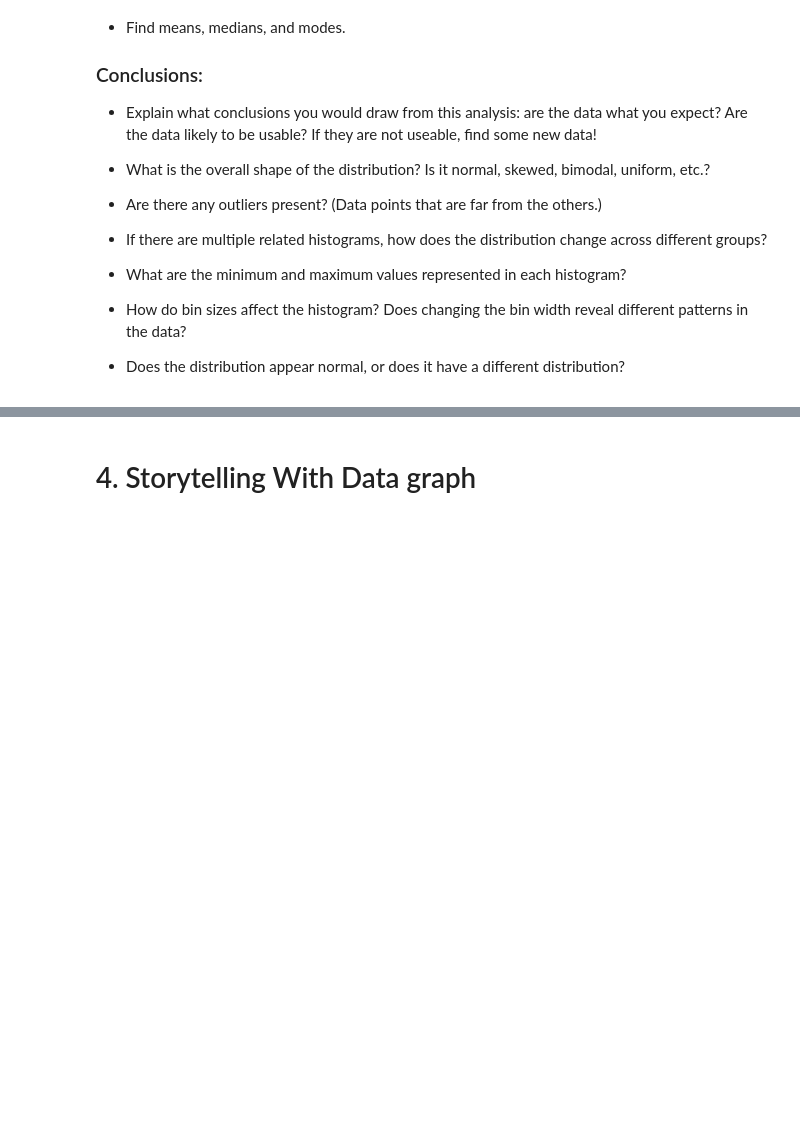
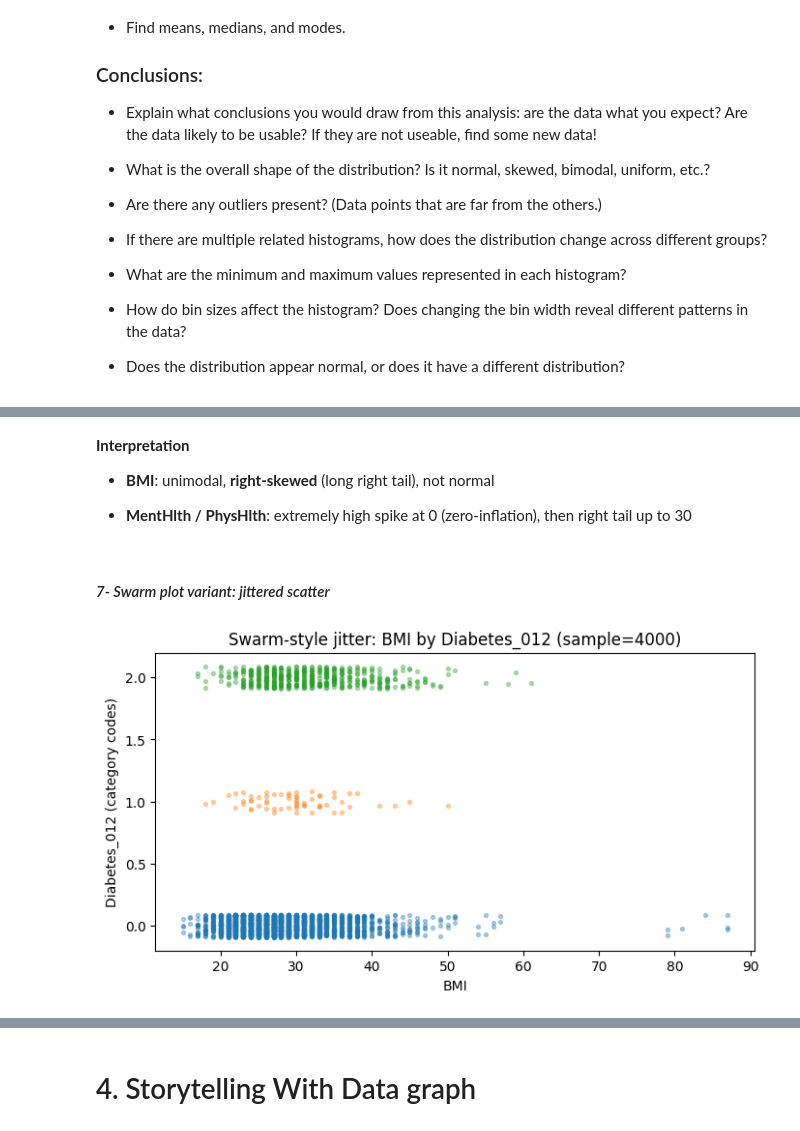
Before and after one commit to jasser-dh/Module-B-semester-2, a Jupyter notebook: OMDS-ModB2-Week4-Dhaouadi-Jasser.ipynb, the cells around one changed output, grey strips where cells are left out. Cells and saved outputs as stored; diff of their text form; code cells hidden in the pictures; blank space fills up the shorter version.

```diff
--- a/OMDS-ModB2-Week4-Dhaouadi-Jasser.ipynb
+++ b/OMDS-ModB2-Week4-Dhaouadi-Jasser.ipynb
@@ -138,0 +325,31 @@ This week, you will do the same types of exercises as last week, but you should
+# %% [markdown]
+**Interpretation**
+
+- **BMI**: unimodal, **right-skewed** (long right tail), not normal
+
+- **MentHlth / PhysHlth**: extremely high spike at 0 (zero-inflation), then right tail up to 30
+# %% [markdown]
+#### *7- Swarm plot variant: jittered scatter*
+# %%
+np.random.seed(0)
+
+def jitter_swarm(feature, group, n_sample=4000, jitter=0.18):
+    tmp = df_cdc_diabetes[[feature, group]].dropna().sample(n=min(n_sample, len(df_cdc_diabetes)), random_state=0)
+    groups = sorted(tmp[group].unique())
+
+    fig, ax = plt.subplots(figsize=(8,4))
+    for g in groups:
+        vals = tmp.loc[tmp[group]==g, feature].values
+        y = np.full(len(vals), float(g))
+        y = y + (np.random.rand(len(vals)) - 0.5) * jitter
+        ax.scatter(vals, y, s=8, alpha=0.35)
+
+    ax.set_title(f"Swarm-style jitter: {feature} by {group} (sample={len(tmp)})")
+    ax.set_xlabel(feature)
+    ax.set_ylabel(f"{group} (category codes)")
+    plt.show()
+
+# BMI by Diabetes_012
+jitter_swarm("BMI", "Diabetes_012")
+# %% [output]
+[figure, added]
```
Also changed, not shown: parts of 31 cells of this notebook.
